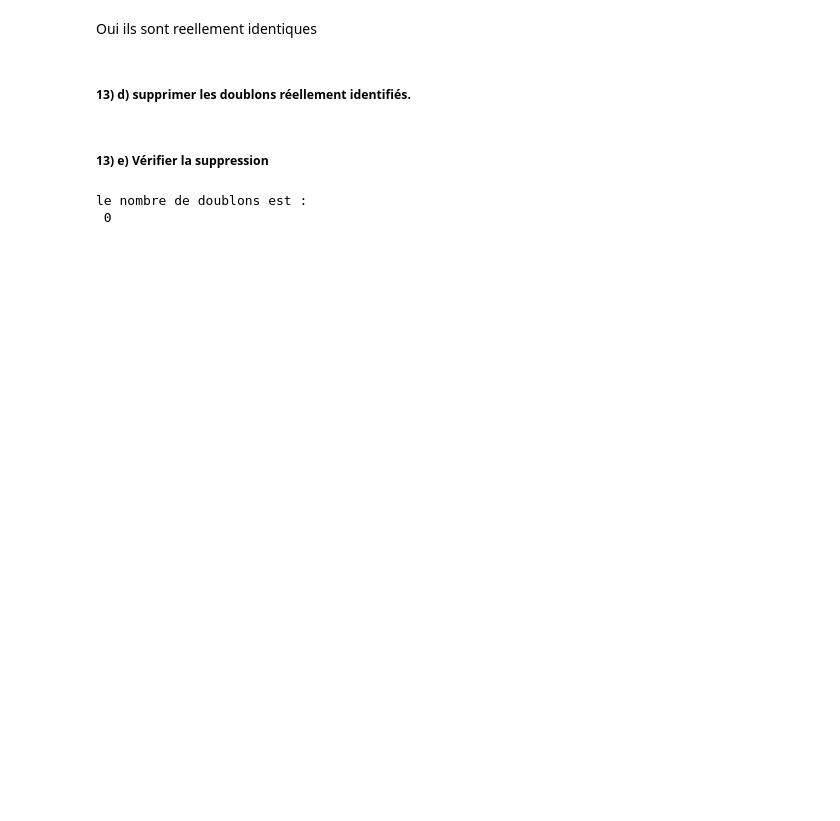
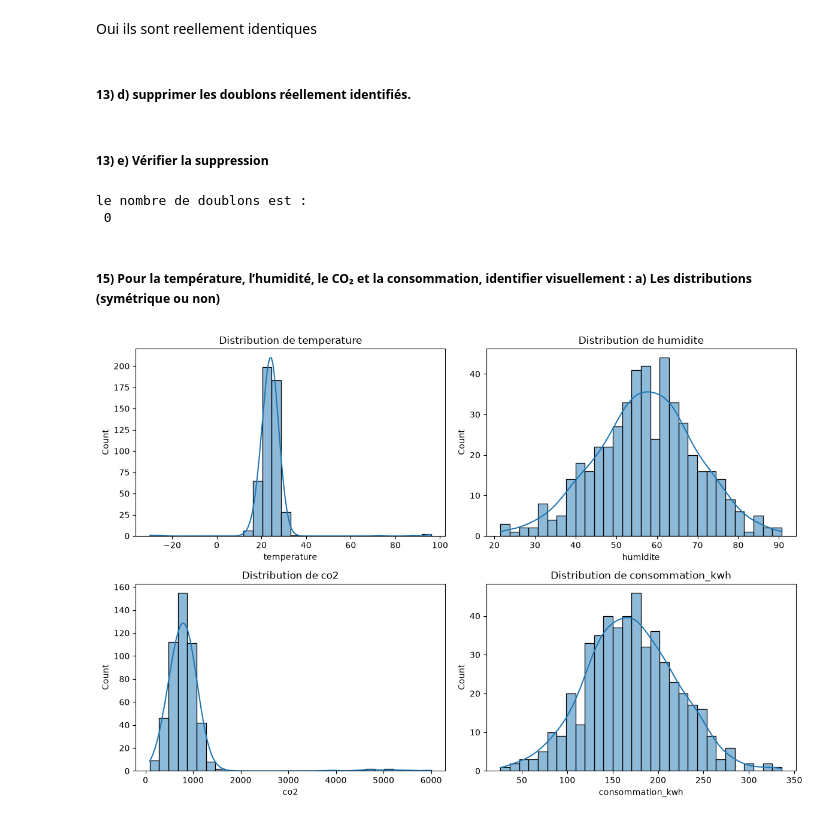
Before and after one commit to NdiayeAmanatou/atelier_preparation_donnees, a Jupyter notebook: atelier_prepa_donnees_tab/notebooks/atelier_prepa_donnees_tab.ipynb, the cells around one changed output. Drawn from its saved outputs; the diff is of its cells as text; code cells hidden in the pictures; blank space fills up the shorter version.

Commit message:
Partie 1 : 15) Pour la température, l’humidité, le CO₂ et la consommation, identifier visuellement : a) Les distributions (symétrique ou non)

```diff
--- a/atelier_prepa_donnees_tab/notebooks/atelier_prepa_donnees_tab.ipynb
+++ b/atelier_prepa_donnees_tab/notebooks/atelier_prepa_donnees_tab.ipynb
@@ -588,3 +588,21 @@ print("le nombre de doublons est : \n", df.duplicated().sum())
 # %% [output]
 le nombre de doublons est :
  0
+# %% [markdown]
+##### 15) Pour la température, l’humidité, le CO₂ et la consommation, identifier visuellement : a) Les distributions (symétrique ou non)
+# %%
+import matplotlib.pyplot as plt
+import seaborn as sns
+colonnes = ["temperature", "humidite", "co2", "consommation_kwh"]
+
+# Histogrammes avec courbe de densité (une case par variable)
+fig, axes = plt.subplots(2, 2, figsize=(12, 8))
+
+for ax, col in zip(axes.flatten(), colonnes):
+    sns.histplot(df[col].dropna(), bins=30, kde=True, ax=ax)
+    ax.set_title(f"Distribution de {col}")
+
+plt.tight_layout()
+plt.show()
+# %% [output]
+[figure, added]
```
